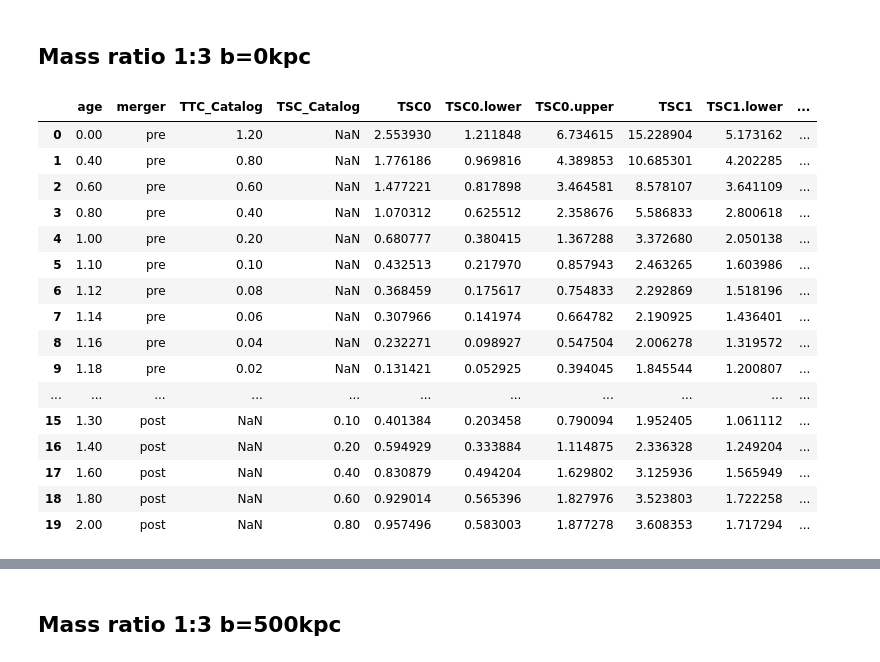
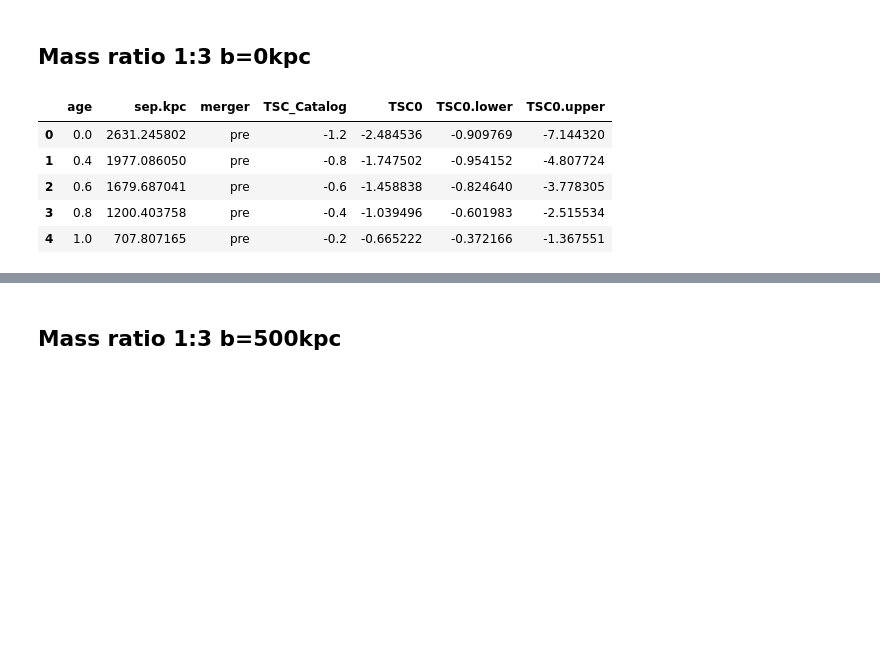
Before and after one commit to ryusei172525/SSP2024_GalaxyClusters, a Jupyter notebook: analysis1.ipynb, the cells around one changed output, grey strips where cells are left out. Drawn from its saved outputs; the diff is of its cells as text; code cells hidden in the pictures; blank space fills up the shorter version.

```diff
--- a/analysis1.ipynb
+++ b/analysis1.ipynb
@@ -108,33 +247,21 @@ display(df_selected)
 # %%
 import pandas as pd
 
-# ファイルパス
-filename = '../output/zh_1to3_b0_z_MCMAC.txt'
+filename = '../output0711/zh_1to3_b0_z_MCMAC.txt'
 
-# テキストファイルをデータフレームとして読み込む
 df = pd.read_csv(filename, sep='\t')
+df_selected = df[['age','sep.kpc','merger', 'TSC_Catalog', 'TSC0', 'TSC0.lower',
+       'TSC0.upper' ]]
 
-df_selected = df[['age','merger', 'TTC_Catalog', 'TSC_Catalog', 'TSC0', 'TSC0.lower',
-       'TSC0.upper', 'TSC1', 'TSC1.lower', 'TSC1.upper', 'T.out',
-       'T.out.lower', 'T.out.upper' ]]
+# When we replace Time Till Collision to Time Since Collision, we need to set minus.
+# We got Time Till Collision by using MCMAC-pre code.
+df_selected.loc[df_selected['merger'] == 'pre', ['TSC0', 'TSC0.lower', 'TSC0.upper']] *= -1
 
-
-display(df_selected)
+display(df_selected.head())
 # %% [output]
-|  | age | merger | TTC_Catalog | TSC_Catalog | TSC0 | TSC0.lower | TSC0.upper | TSC1 | TSC1.lower | ... |
-| 0 | 0.00 | pre | 1.20 | NaN | 2.553930 | 1.211848 | 6.734615 | 15.228904 | 5.173162 | ... |
-| 1 | 0.40 | pre | 0.80 | NaN | 1.776186 | 0.969816 | 4.389853 | 10.685301 | 4.202285 | ... |
-| 2 | 0.60 | pre | 0.60 | NaN | 1.477221 | 0.817898 | 3.464581 | 8.578107 | 3.641109 | ... |
-| 3 | 0.80 | pre | 0.40 | NaN | 1.070312 | 0.625512 | 2.358676 | 5.586833 | 2.800618 | ... |
-| 4 | 1.00 | pre | 0.20 | NaN | 0.680777 | 0.380415 | 1.367288 | 3.372680 | 2.050138 | ... |
-| 5 | 1.10 | pre | 0.10 | NaN | 0.432513 | 0.217970 | 0.857943 | 2.463265 | 1.603986 | ... |
-| 6 | 1.12 | pre | 0.08 | NaN | 0.368459 | 0.175617 | 0.754833 | 2.292869 | 1.518196 | ... |
-| 7 | 1.14 | pre | 0.06 | NaN | 0.307966 | 0.141974 | 0.664782 | 2.190925 | 1.436401 | ... |
-| 8 | 1.16 | pre | 0.04 | NaN | 0.232271 | 0.098927 | 0.547504 | 2.006278 | 1.319572 | ... |
-| 9 | 1.18 | pre | 0.02 | NaN | 0.131421 | 0.052925 | 0.394045 | 1.845544 | 1.200807 | ... |
-| ... | ... | ... | ... | ... | ... | ... | ... | ... | ... | ... |
-| 15 | 1.30 | post | NaN | 0.10 | 0.401384 | 0.203458 | 0.790094 | 1.952405 | 1.061112 | ... |
-| 16 | 1.40 | post | NaN | 0.20 | 0.594929 | 0.333884 | 1.114875 | 2.336328 | 1.249204 | ... |
-| 17 | 1.60 | post | NaN | 0.40 | 0.830879 | 0.494204 | 1.629802 | 3.125936 | 1.565949 | ... |
-| 18 | 1.80 | post | NaN | 0.60 | 0.929014 | 0.565396 | 1.827976 | 3.523803 | 1.722258 | ... |
-| 19 | 2.00 | post | NaN | 0.80 | 0.957496 | 0.583003 | 1.877278 | 3.608353 | 1.717294 | ... |
+|  | age | sep.kpc | merger | TSC_Catalog | TSC0 | TSC0.lower | TSC0.upper |
+| 0 | 0.0 | 2631.245802 | pre | -1.2 | -2.484536 | -0.909769 | -7.144320 |
+| 1 | 0.4 | 1977.086050 | pre | -0.8 | -1.747502 | -0.954152 | -4.807724 |
+| 2 | 0.6 | 1679.687041 | pre | -0.6 | -1.458838 | -0.824640 | -3.778305 |
+| 3 | 0.8 | 1200.403758 | pre | -0.4 | -1.039496 | -0.601983 | -2.515534 |
+| 4 | 1.0 | 707.807165 | pre | -0.2 | -0.665222 | -0.372166 | -1.367551 |
```
Also changed, not shown: parts of 21 cells of this notebook, 1 other file.
